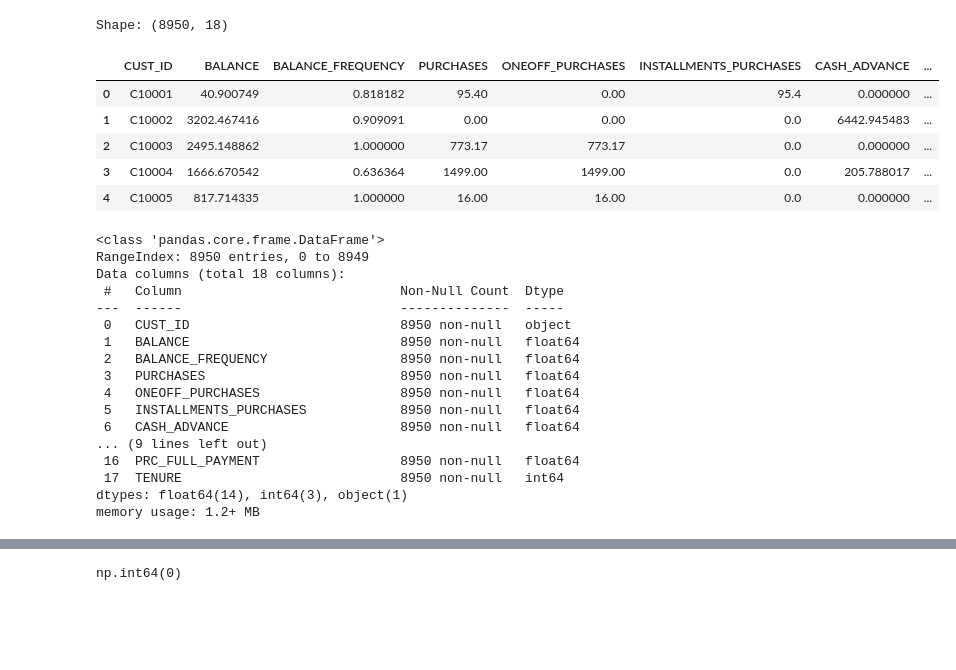
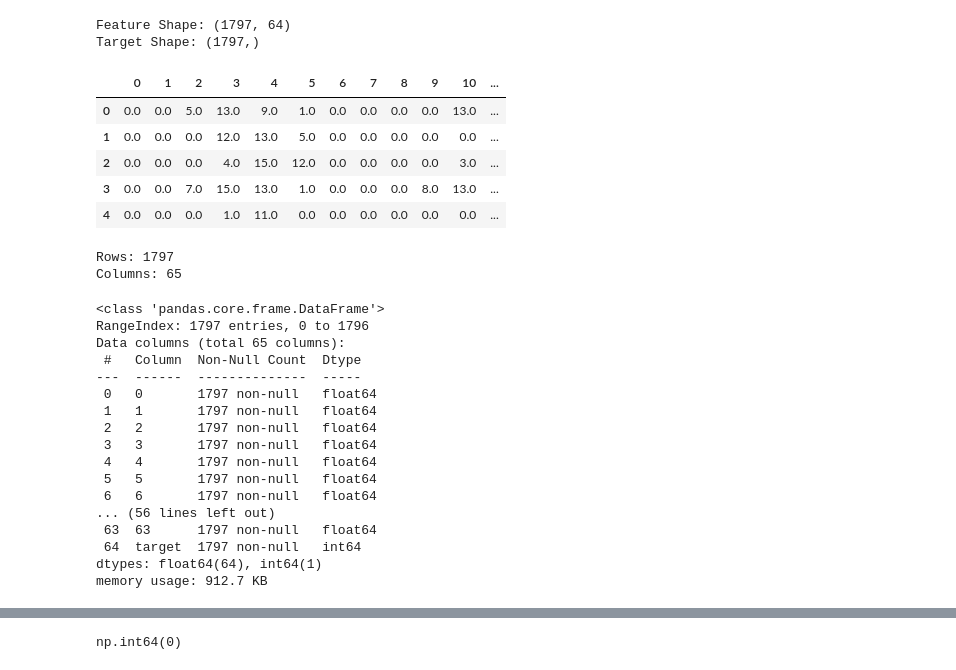
Before and after one commit to MAbhilash12/unsupervised_learning_algorithms, a Jupyter notebook: notebook/Untitled.ipynb, the cells around one changed output, grey strips where cells are left out. Saved outputs shown, nothing was run; the diff lists cells and outputs as text; code cells hidden in the pictures; blank space fills up the shorter version.

```diff
--- a/notebook/Untitled.ipynb
+++ b/notebook/Untitled.ipynb
@@ -9,39 +11,55 @@ from sklearn.preprocessing import StandardScaler
 
 pd.set_option("display.max_columns", None)
+# %%
+digits = load_digits()
+
+X = digits.data
+y = digits.target
+
+print("Feature Shape:", X.shape)
+print("Target Shape:", y.shape)
+# %% [output]
+Feature Shape: (1797, 64)
+Target Shape: (1797,)
 # %%
-df = pd.read_csv("../data/CC GENERAL.csv")
+df = pd.DataFrame(X)
 
-print("Shape:", df.shape)
+df["target"] = y
 
 df.head()
 # %% [output]
-Shape: (8950, 18)
-|  | CUST_ID | BALANCE | BALANCE_FREQUENCY | PURCHASES | ONEOFF_PURCHASES | INSTALLMENTS_PURCHASES | CASH_ADVANCE | ... |
-| 0 | C10001 | 40.900749 | 0.818182 | 95.40 | 0.00 | 95.4 | 0.000000 | ... |
-| 1 | C10002 | 3202.467416 | 0.909091 | 0.00 | 0.00 | 0.0 | 6442.945483 | ... |
-| 2 | C10003 | 2495.148862 | 1.000000 | 773.17 | 773.17 | 0.0 | 0.000000 | ... |
-| 3 | C10004 | 1666.670542 | 0.636364 | 1499.00 | 1499.00 | 0.0 | 205.788017 | ... |
-| 4 | C10005 | 817.714335 | 1.000000 | 16.00 | 16.00 | 0.0 | 0.000000 | ... |
+|  | 0 | 1 | 2 | 3 | 4 | 5 | 6 | 7 | 8 | 9 | 10 | ... |
+| 0 | 0.0 | 0.0 | 5.0 | 13.0 | 9.0 | 1.0 | 0.0 | 0.0 | 0.0 | 0.0 | 13.0 | ... |
+| 1 | 0.0 | 0.0 | 0.0 | 12.0 | 13.0 | 5.0 | 0.0 | 0.0 | 0.0 | 0.0 | 0.0 | ... |
+| 2 | 0.0 | 0.0 | 0.0 | 4.0 | 15.0 | 12.0 | 0.0 | 0.0 | 0.0 | 0.0 | 3.0 | ... |
+| 3 | 0.0 | 0.0 | 7.0 | 15.0 | 13.0 | 1.0 | 0.0 | 0.0 | 0.0 | 8.0 | 13.0 | ... |
+| 4 | 0.0 | 0.0 | 0.0 | 1.0 | 11.0 | 0.0 | 0.0 | 0.0 | 0.0 | 0.0 | 0.0 | ... |
+# %%
+print("Rows:", df.shape[0])
+print("Columns:", df.shape[1])
+# %% [output]
+Rows: 1797
+Columns: 65
 # %%
 df.info()
 # %% [output]
 <class 'pandas.core.frame.DataFrame'>
-RangeIndex: 8950 entries, 0 to 8949
-Data columns (total 18 columns):
- #   Column                            Non-Null Count  Dtype
----  ------                            --------------  -----
- 0   CUST_ID                           8950 non-null   object
- 1   BALANCE                           8950 non-null   float64
- 2   BALANCE_FREQUENCY                 8950 non-null   float64
- 3   PURCHASES                         8950 non-null   float64
- 4   ONEOFF_PURCHASES                  8950 non-null   float64
- 5   INSTALLMENTS_PURCHASES            8950 non-null   float64
- 6   CASH_ADVANCE                      8950 non-null   float64
-... (9 lines left out)
- 16  PRC_FULL_PAYMENT                  8950 non-null   float64
- 17  TENURE                            8950 non-null   int64
-dtypes: float64(14), int64(3), object(1)
-memory usage: 1.2+ MB
+RangeIndex: 1797 entries, 0 to 1796
+Data columns (total 65 columns):
+ #   Column  Non-Null Count  Dtype
+---  ------  --------------  -----
+ 0   0       1797 non-null   float64
+ 1   1       1797 non-null   float64
+ 2   2       1797 non-null   float64
+ 3   3       1797 non-null   float64
+ 4   4       1797 non-null   float64
+ 5   5       1797 non-null   float64
+ 6   6       1797 non-null   float64
+... (56 lines left out)
+ 63  63      1797 non-null   float64
+ 64  target  1797 non-null   int64
+dtypes: float64(64), int64(1)
+memory usage: 912.7 KB
 # %%
 df.isnull().sum()
 # %% [output]
```
Also changed, not shown: parts of 33 cells of this notebook, 8 other files.
